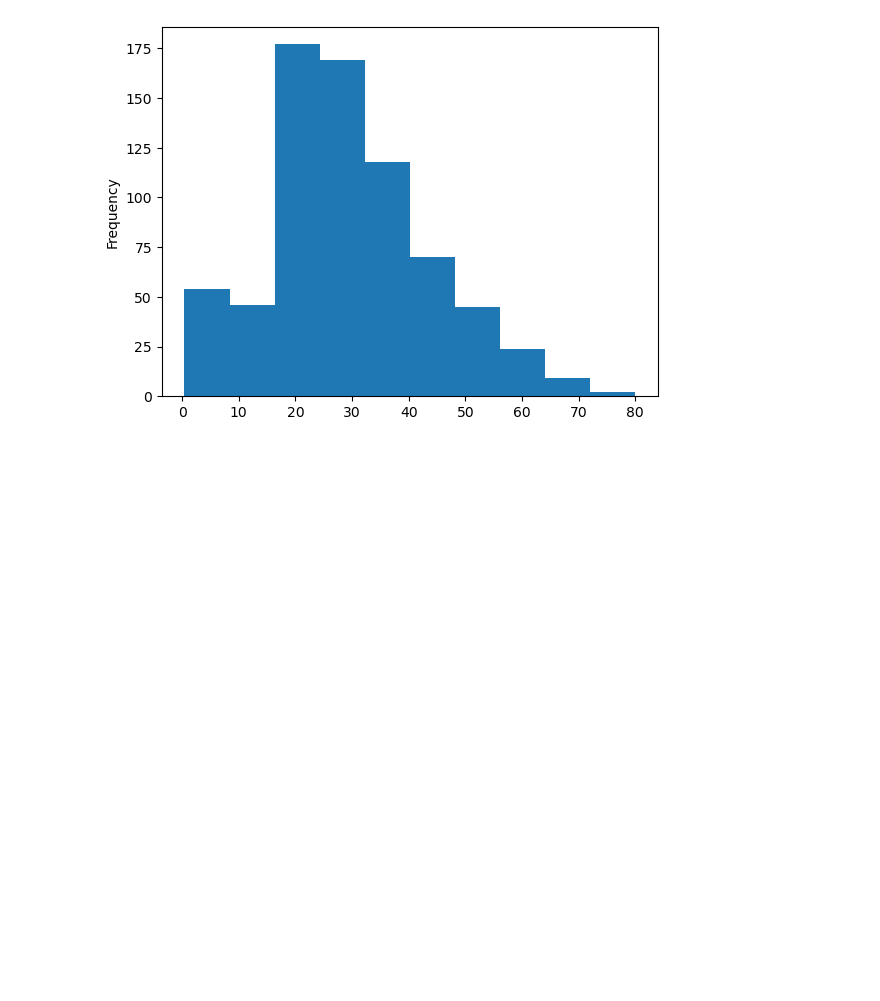
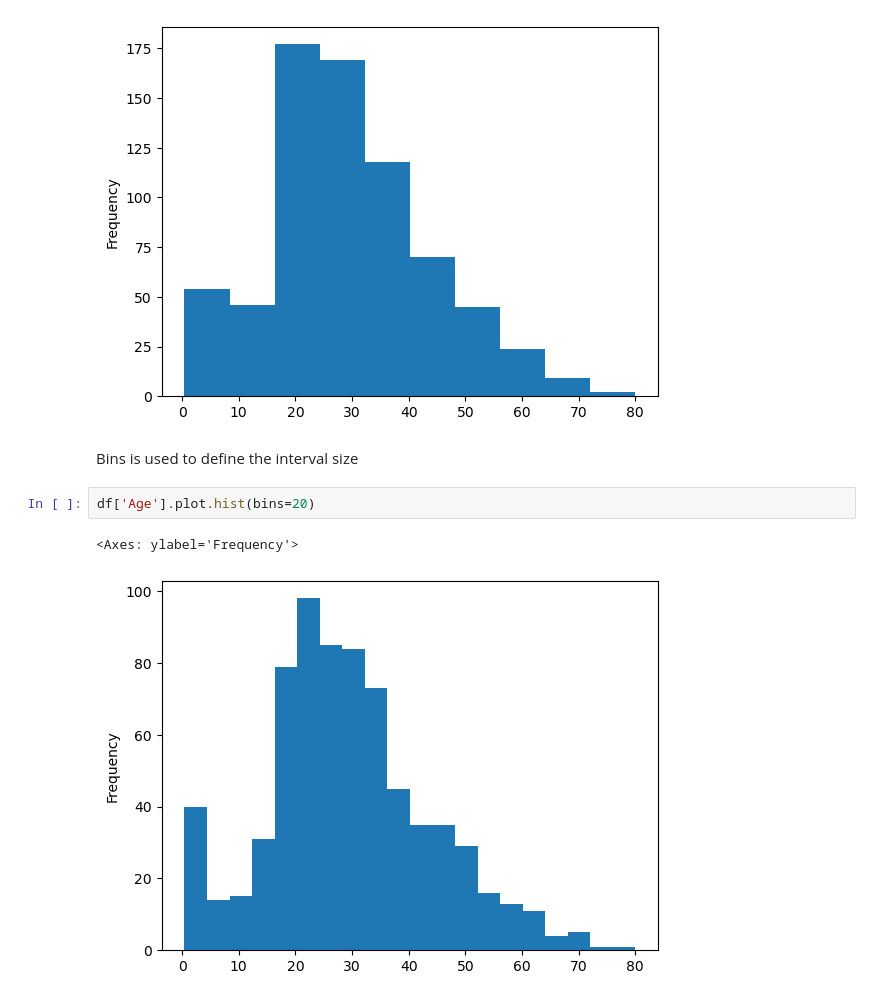
Before and after one commit to TheTharz/ML-Lectures, a Jupyter notebook: ml_labs04_matplotlib.ipynb, the cells around one changed output. Drawn from its saved outputs; the diff is of its cells as text; blank space fills up the shorter version.

Commit message:
histograms are done now

```diff
--- a/ml_labs04_matplotlib.ipynb
+++ b/ml_labs04_matplotlib.ipynb
@@ -163,3 +163,10 @@ df['Age'].plot.hist()
 # %% [output]
 <Axes: ylabel='Frequency'>
 [figure]
+# %% [markdown]
+Bins is used to define the interval size
+# %%
+df['Age'].plot.hist(bins=20)
+# %% [output]
+<Axes: ylabel='Frequency'>
+[figure, added]
```
Also changed, not shown: parts of 7 cells of this notebook.
